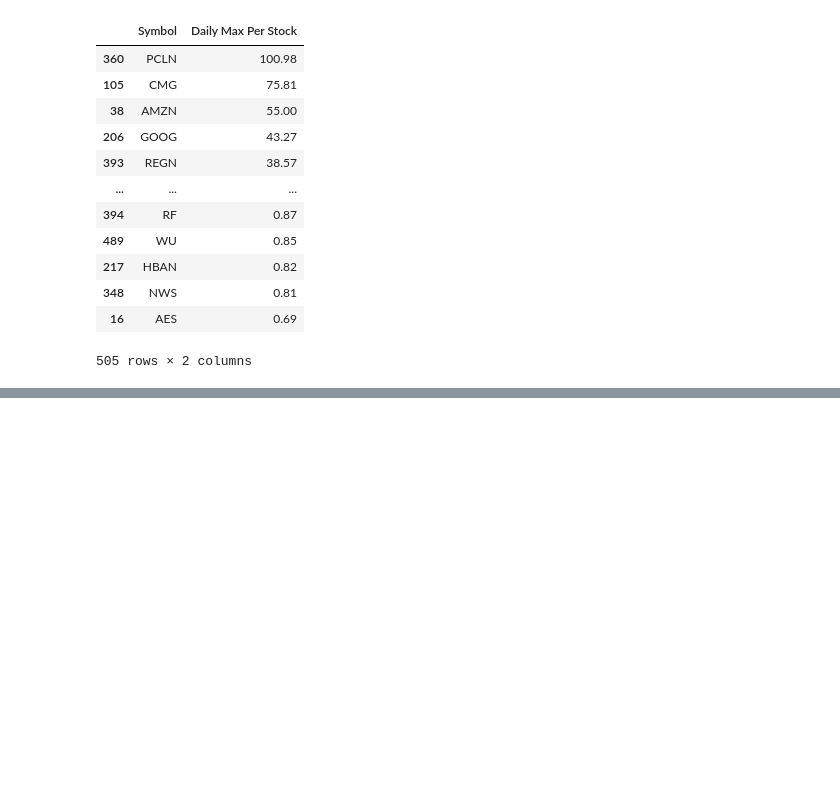
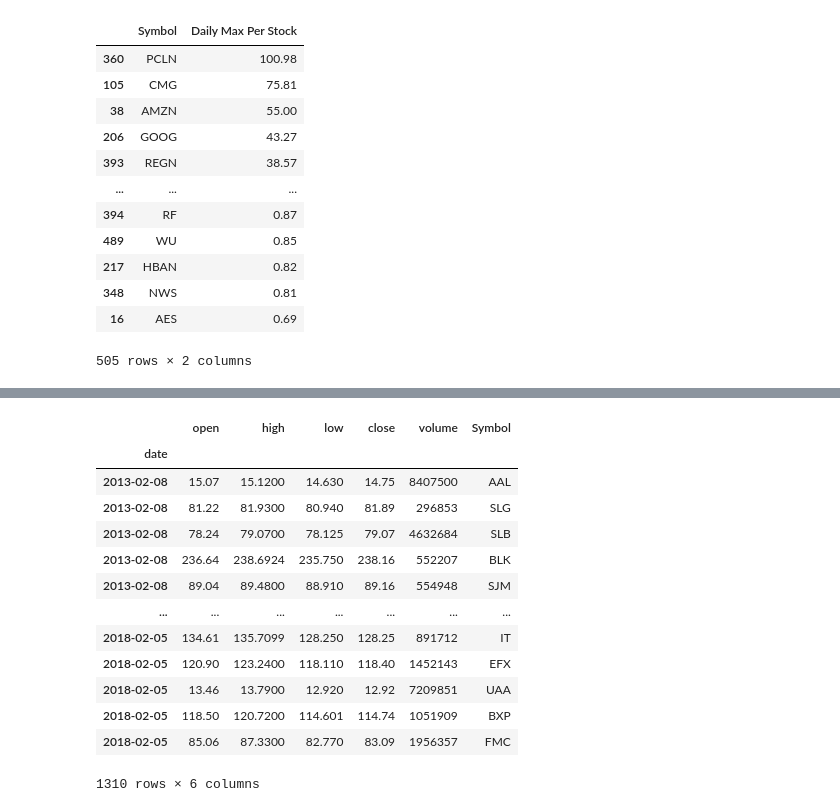
Before and after one commit to Jdshah06/S-P-500-Stock-Analysis, a Jupyter notebook: Project Test.ipynb, the cells around one changed output, grey strips where cells are left out. Cells and saved outputs as stored; diff of their text form; code cells hidden in the pictures; blank space fills up the shorter version.

```diff
--- a/Project Test.ipynb
+++ b/Project Test.ipynb
@@ -85,0 +147,17 @@ max_loss_profit
+# %%
+output.head()
+# %% [output]
+|  | open | high | low | close | volume | Symbol |
+| date |  |  |  |  |  |  |
+| 2013-02-08 | 15.07 | 15.1200 | 14.630 | 14.75 | 8407500 | AAL |
+| 2013-02-08 | 81.22 | 81.9300 | 80.940 | 81.89 | 296853 | SLG |
+| 2013-02-08 | 78.24 | 79.0700 | 78.125 | 79.07 | 4632684 | SLB |
+| 2013-02-08 | 236.64 | 238.6924 | 235.750 | 238.16 | 552207 | BLK |
+| 2013-02-08 | 89.04 | 89.4800 | 88.910 | 89.16 | 554948 | SJM |
+| ... | ... | ... | ... | ... | ... | ... |
+| 2018-02-05 | 134.61 | 135.7099 | 128.250 | 128.25 | 891712 | IT |
+| 2018-02-05 | 120.90 | 123.2400 | 118.110 | 118.40 | 1452143 | EFX |
+| 2018-02-05 | 13.46 | 13.7900 | 12.920 | 12.92 | 7209851 | UAA |
+| 2018-02-05 | 118.50 | 120.7200 | 114.601 | 114.74 | 1051909 | BXP |
+| 2018-02-05 | 85.06 | 87.3300 | 82.770 | 83.09 | 1956357 | FMC |
+1310 rows × 6 columns
```
Also changed, not shown: parts of 15 cells of this notebook, 3 other files.
